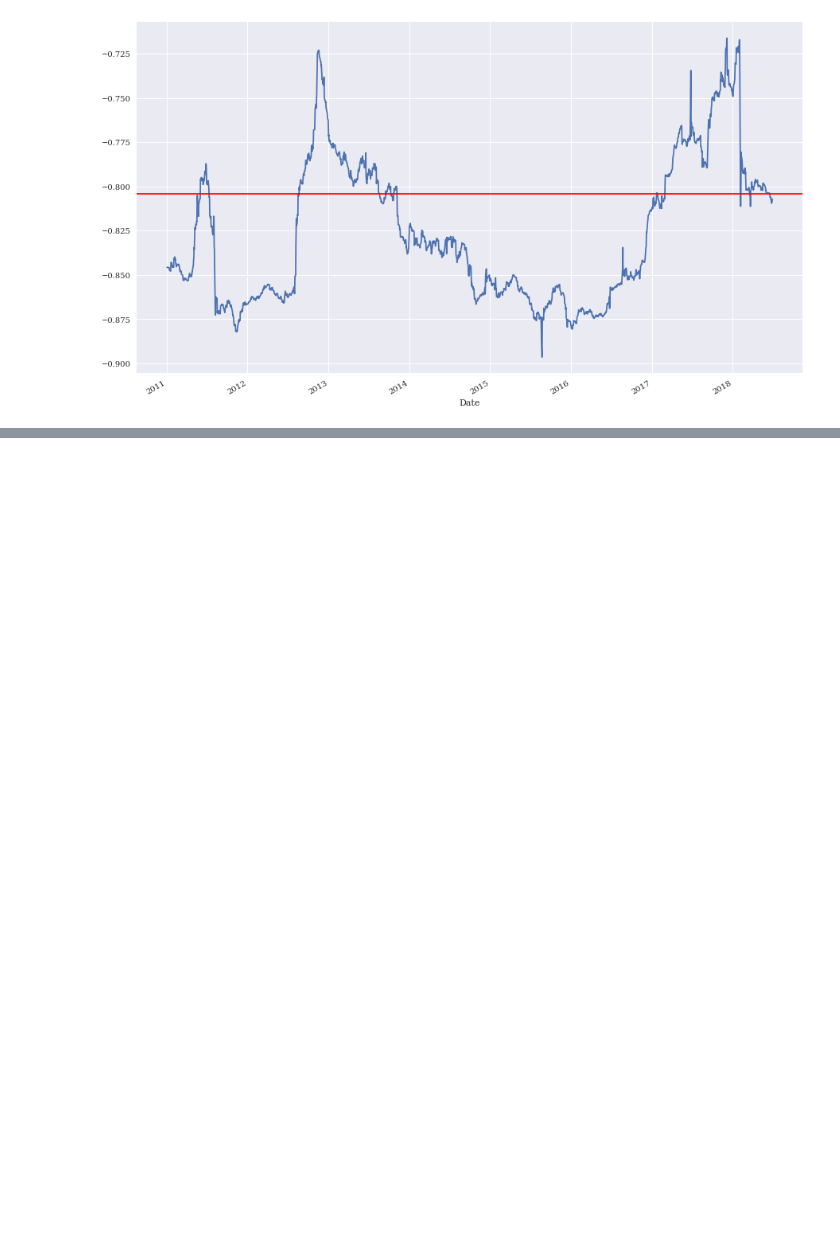
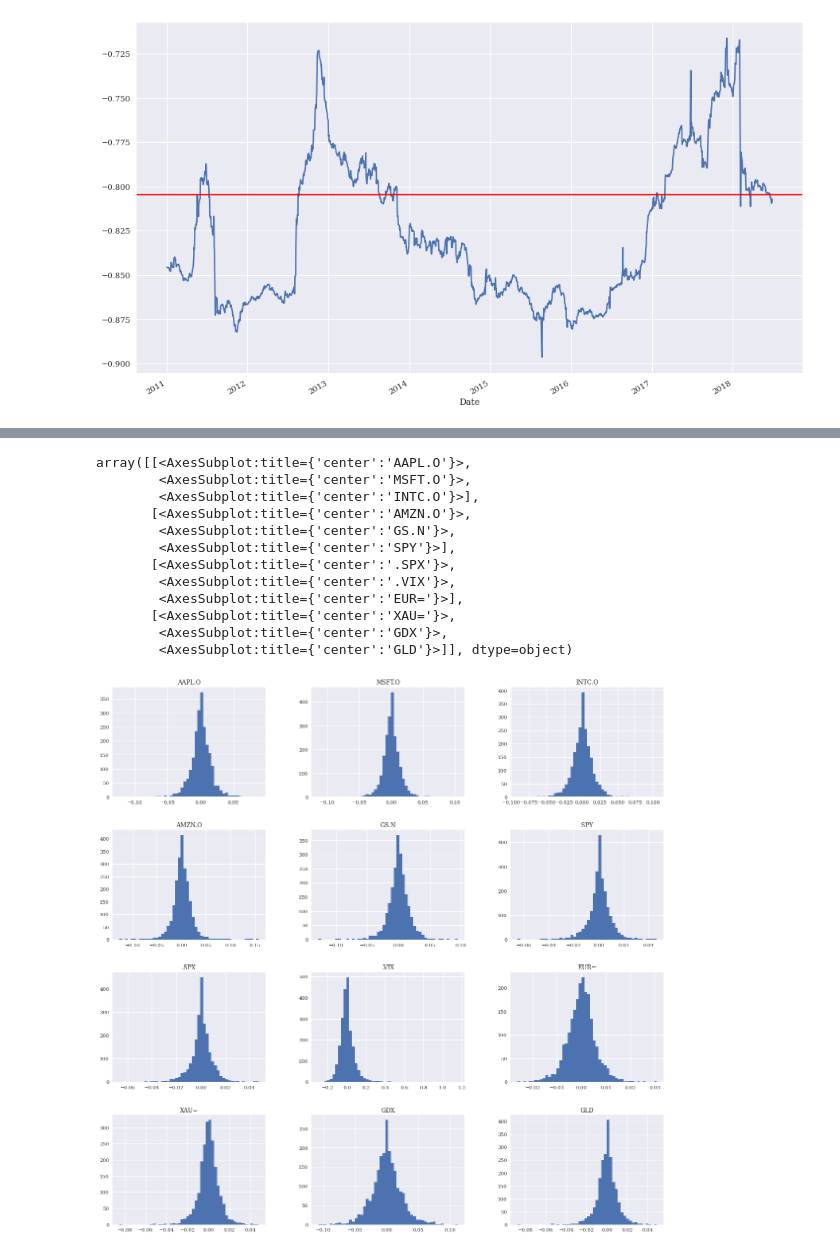
Before and after one commit to derinman/L_Python-Note, a Jupyter notebook: A03-00_Financial Data Overviewipynb.ipynb, the cells around one changed output, grey strips where cells are left out. Cells and saved outputs as stored; diff of their text form; code cells hidden in the pictures; blank space fills up the shorter version.

```diff
--- a/A03-00_Financial Data Overviewipynb.ipynb
+++ b/A03-00_Financial Data Overviewipynb.ipynb
@@ -383,0 +390,17 @@ ax.axhline(data24.corr().iloc[0, 1], c='r')
+# %%
+data26 = pd.read_csv('data/tr_eikon_eod_data.csv', index_col=0, parse_dates=True)
+data26.pct_change().hist(bins=50, figsize=( 20,20))
+# %% [output]
+array([[<AxesSubplot:title={'center':'AAPL.O'}>,
+        <AxesSubplot:title={'center':'MSFT.O'}>,
+        <AxesSubplot:title={'center':'INTC.O'}>],
+       [<AxesSubplot:title={'center':'AMZN.O'}>,
+        <AxesSubplot:title={'center':'GS.N'}>,
+        <AxesSubplot:title={'center':'SPY'}>],
+       [<AxesSubplot:title={'center':'.SPX'}>,
+        <AxesSubplot:title={'center':'.VIX'}>,
+        <AxesSubplot:title={'center':'EUR='}>],
+       [<AxesSubplot:title={'center':'XAU='}>,
+        <AxesSubplot:title={'center':'GDX'}>,
+        <AxesSubplot:title={'center':'GLD'}>]], dtype=object)
+[figure, added]
```
Also changed, not shown: parts of 15 cells of this notebook.
